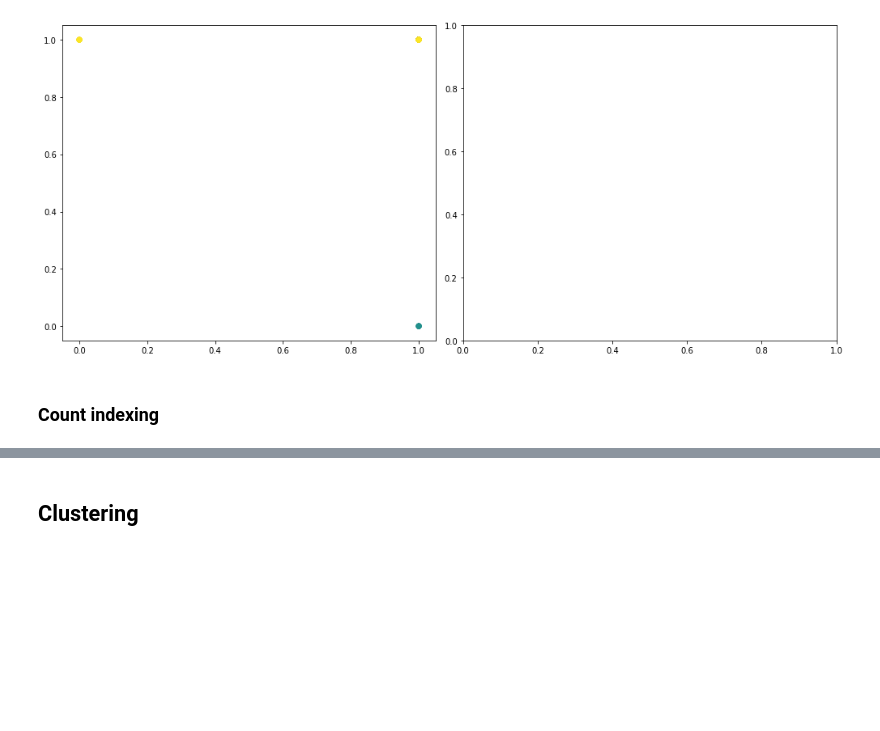
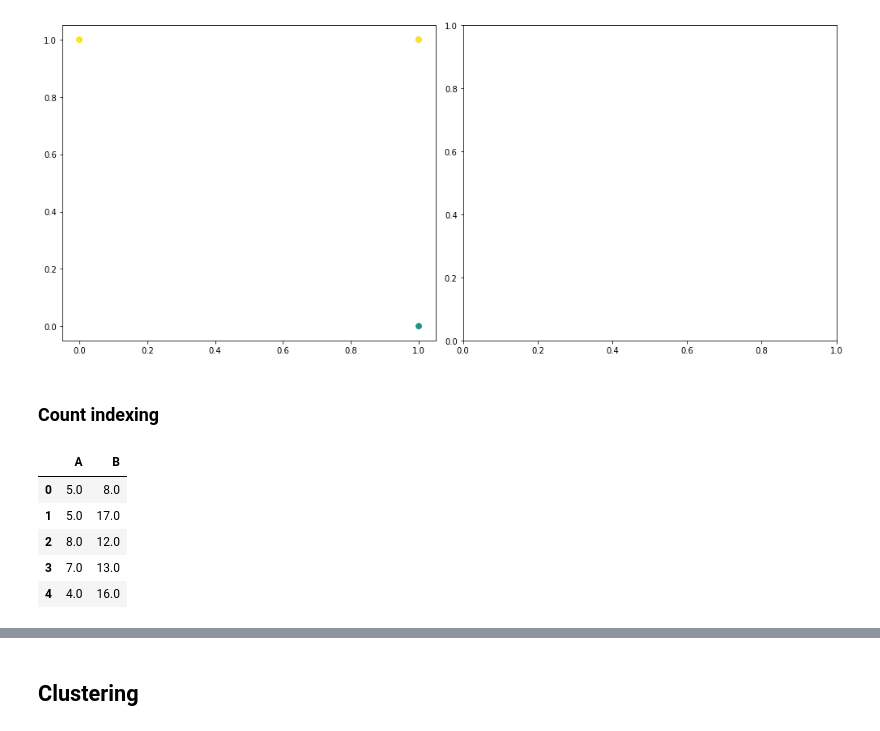
Before and after one commit to afflint/textsent, a Jupyter notebook: 2022-23/abstract-example-vsm.ipynb, the cells around one changed output, grey strips where cells are left out. Drawn from its saved outputs; the diff is of its cells as text; code cells hidden in the pictures; blank space fills up the shorter version.

```diff
--- a/2022-23/abstract-example-vsm.ipynb
+++ b/2022-23/abstract-example-vsm.ipynb
@@ -59,3 +63,12 @@ for i, d in enumerate(corpus):
     for w, c in Counter(d).most_common():
         Ic[i, vocabulary.index(w)] = c
 Ic = pd.DataFrame(Ic, columns=vocabulary)
+# %%
+Ic.head()
+# %% [output]
+|  | A | B |
+| 0 | 5.0 | 8.0 |
+| 1 | 5.0 | 17.0 |
+| 2 | 8.0 | 12.0 |
+| 3 | 7.0 | 13.0 |
+| 4 | 4.0 | 16.0 |
```
Also changed, not shown: parts of 13 cells of this notebook, 1 other file.
